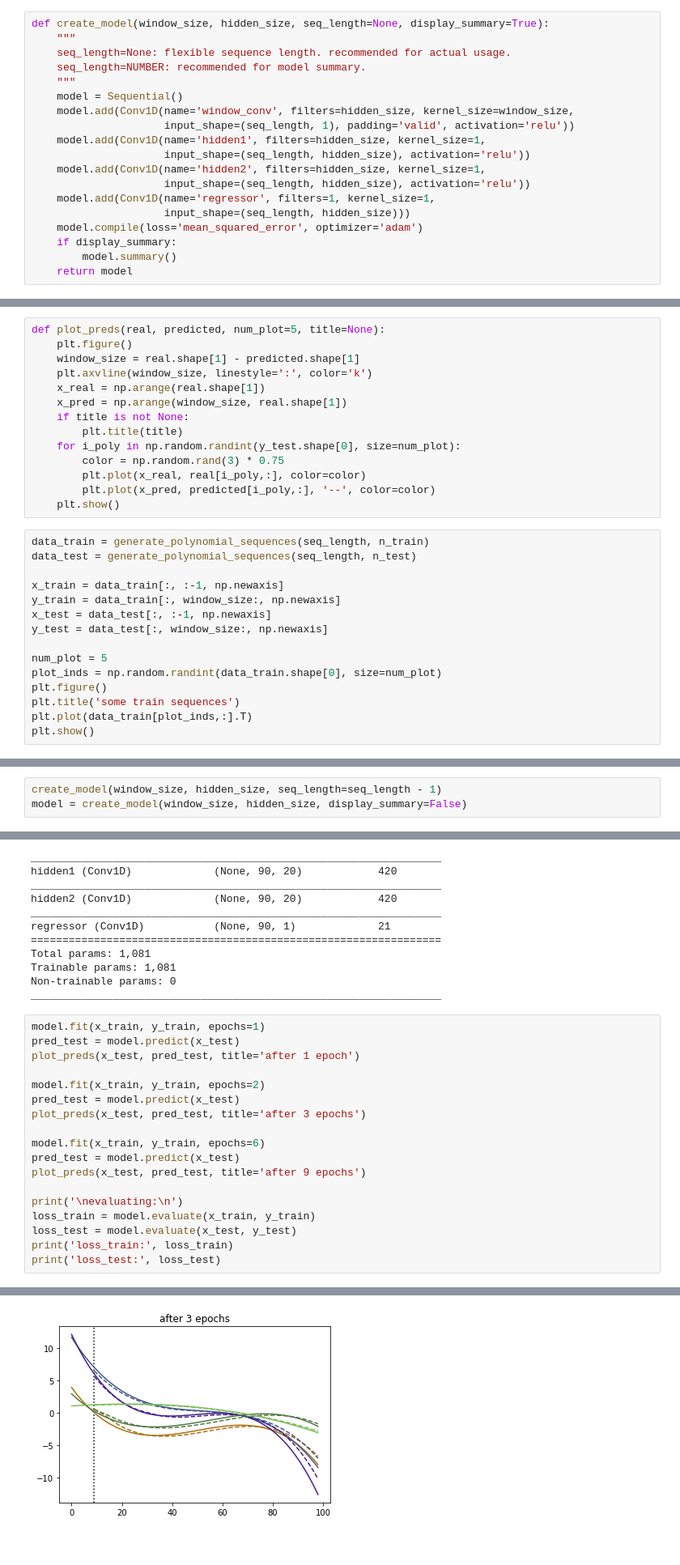
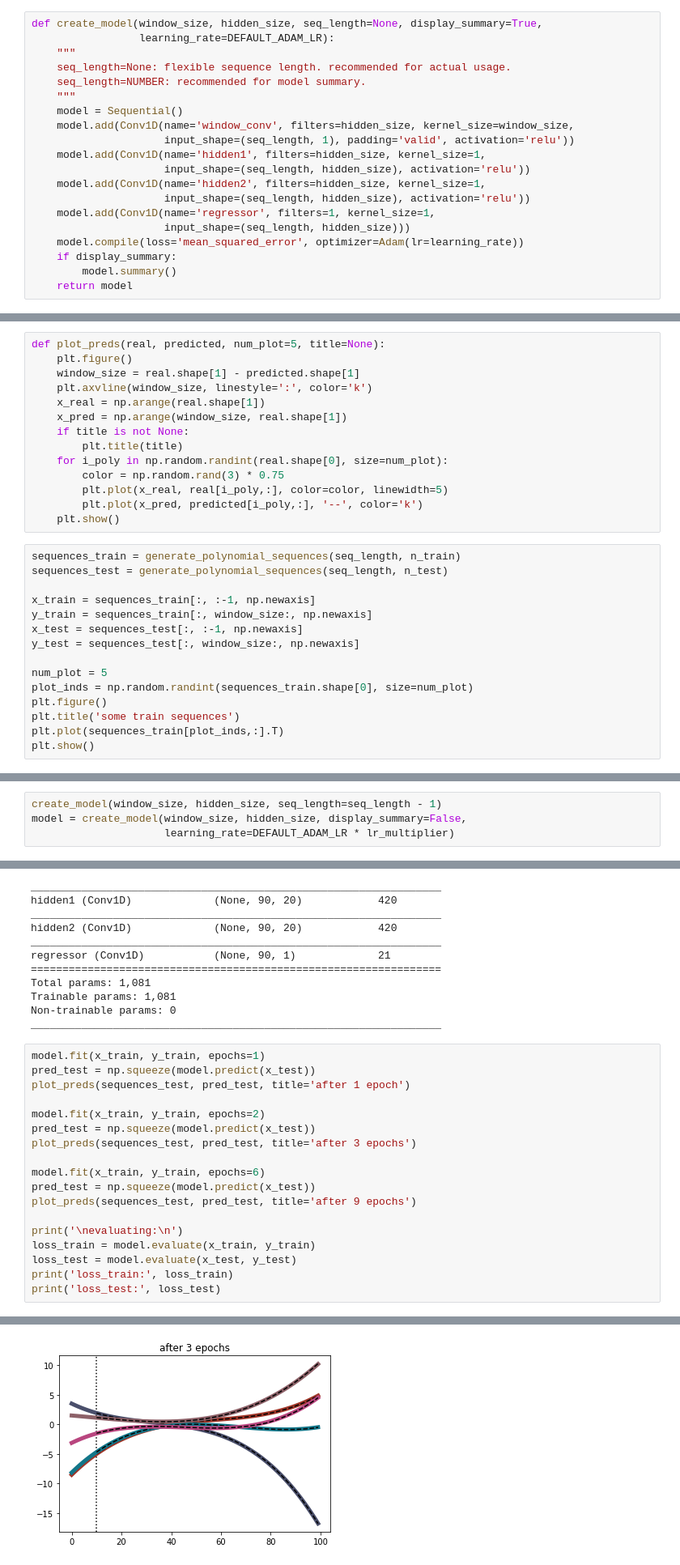
Before and after one commit to TomerRonen34/conv-time-series, a Jupyter notebook: conv_time_series.ipynb, the cells around one changed output, grey strips where cells are left out. Shown: that part at 81% size. Cells and saved outputs as stored; diff of their text form.

```diff
--- a/conv_time_series.ipynb
+++ b/conv_time_series.ipynb
@@ -18,5 +21,6 @@ n_test = 1000
 # %%
-def create_model(window_size, hidden_size, seq_length=None, display_summary=True):
+def create_model(window_size, hidden_size, seq_length=None, display_summary=True,
+                 learning_rate=DEFAULT_ADAM_LR):
     """
     seq_length=None: flexible sequence length. recommended for actual usage.
     seq_length=NUMBER: recommended for model summary.
@@ -30,7 +34,7 @@ def create_model(window_size, hidden_size, seq_length=None, display_summary=True
                      input_shape=(seq_length, hidden_size), activation='relu'))
     model.add(Conv1D(name='regressor', filters=1, kernel_size=1,
                      input_shape=(seq_length, hidden_size)))
-    model.compile(loss='mean_squared_error', optimizer='adam')
+    model.compile(loss='mean_squared_error', optimizer=Adam(lr=learning_rate))
     if display_summary:
         model.summary()
     return model
@@ -51,24 +55,24 @@ def plot_preds(real, predicted, num_plot=5, title=None):
     x_pred = np.arange(window_size, real.shape[1])
     if title is not None:
         plt.title(title)
-    for i_poly in np.random.randint(y_test.shape[0], size=num_plot):
+    for i_poly in np.random.randint(real.shape[0], size=num_plot):
         color = np.random.rand(3) * 0.75
-        plt.plot(x_real, real[i_poly,:], color=color)
-        plt.plot(x_pred, predicted[i_poly,:], '--', color=color)
+        plt.plot(x_real, real[i_poly,:], color=color, linewidth=5)
+        plt.plot(x_pred, predicted[i_poly,:], '--', color='k')
     plt.show()
 # %%
-data_train = generate_polynomial_sequences(seq_length, n_train)
-data_test = generate_polynomial_sequences(seq_length, n_test)
+sequences_train = generate_polynomial_sequences(seq_length, n_train)
+sequences_test = generate_polynomial_sequences(seq_length, n_test)
 
-x_train = data_train[:, :-1, np.newaxis]
-y_train = data_train[:, window_size:, np.newaxis]
-x_test = data_test[:, :-1, np.newaxis]
-y_test = data_test[:, window_size:, np.newaxis]
+x_train = sequences_train[:, :-1, np.newaxis]
+y_train = sequences_train[:, window_size:, np.newaxis]
+x_test = sequences_test[:, :-1, np.newaxis]
+y_test = sequences_test[:, window_size:, np.newaxis]
 
 num_plot = 5
-plot_inds = np.random.randint(data_train.shape[0], size=num_plot)
+plot_inds = np.random.randint(sequences_train.shape[0], size=num_plot)
 plt.figure()
 plt.title('some train sequences')
-plt.plot(data_train[plot_inds,:].T)
+plt.plot(sequences_train[plot_inds,:].T)
 plt.show()
 # %% [output]
@@ -76,6 +80,7 @@ plt.show()
 # %%
 create_model(window_size, hidden_size, seq_length=seq_length - 1)
-model = create_model(window_size, hidden_size, display_summary=False)
+model = create_model(window_size, hidden_size, display_summary=False,
+                     learning_rate=DEFAULT_ADAM_LR * lr_multiplier)
 # %% [output]
 _________________________________________________________________
 Layer (type)                 Output Shape              Param #
@@ -94,16 +99,16 @@ Non-trainable params: 0
 _________________________________________________________________
 # %%
 model.fit(x_train, y_train, epochs=1)
-pred_test = model.predict(x_test)
-plot_preds(x_test, pred_test, title='after 1 epoch')
+pred_test = np.squeeze(model.predict(x_test))
+plot_preds(sequences_test, pred_test, title='after 1 epoch')
 
 model.fit(x_train, y_train, epochs=2)
-pred_test = model.predict(x_test)
-plot_preds(x_test, pred_test, title='after 3 epochs')
+pred_test = np.squeeze(model.predict(x_test))
+plot_preds(sequences_test, pred_test, title='after 3 epochs')
 
 model.fit(x_train, y_train, epochs=6)
-pred_test = model.predict(x_test)
-plot_preds(x_test, pred_test, title='after 9 epochs')
+pred_test = np.squeeze(model.predict(x_test))
+plot_preds(sequences_test, pred_test, title='after 9 epochs')
 
 print('\nevaluating:\n')
 loss_train = model.evaluate(x_train, y_train)
@@ -121,2 +126,2 @@ Epoch 2/2
-[figure, old version]
+[figure, new version]
 Epoch 1/6
```
Also changed, not shown: parts of 5 cells of this notebook, 4 other files.
